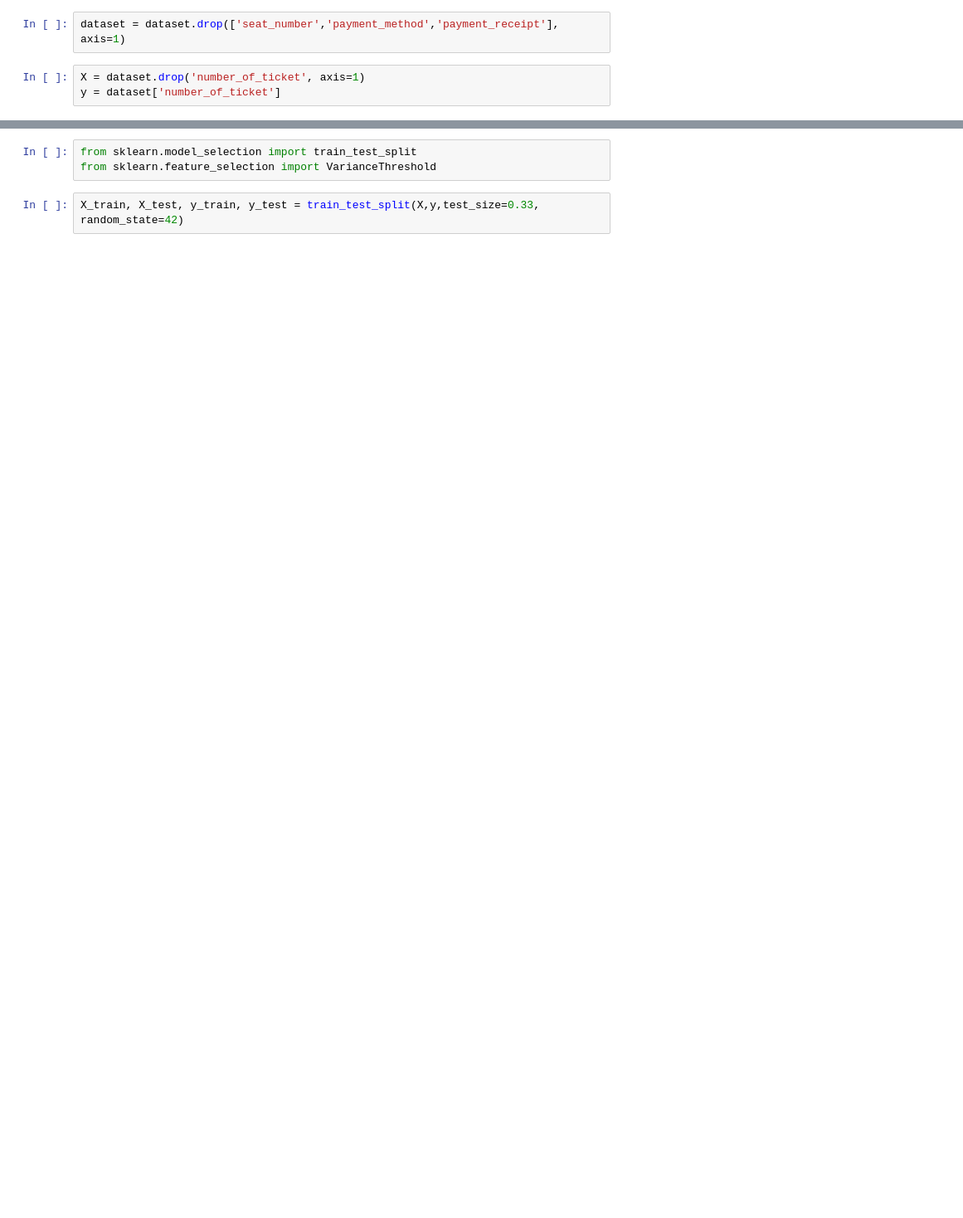
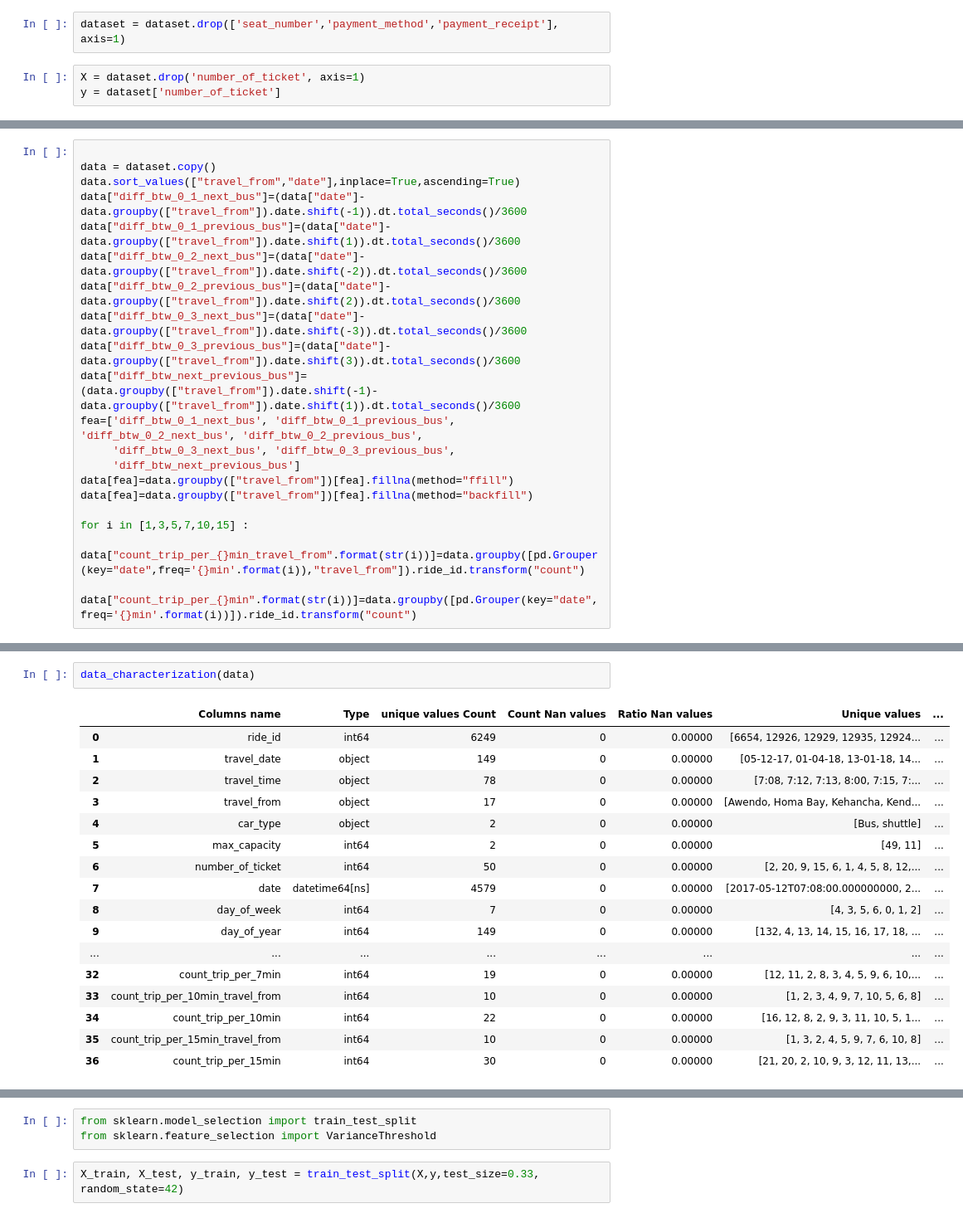
Before and after one commit to anshudhanshu/Demand-Prediction-for-public-transport, a Jupyter notebook: Sudhanshu_Rawat_Team_5_Capstone_Project.ipynb, the cells around one changed output, grey strips where cells are left out. Shown at 83% size. Saved outputs shown, nothing was run; the diff lists cells and outputs as text; blank space fills up the shorter version.

```diff
--- a/Sudhanshu_Rawat_Team_5_Capstone_Project.ipynb
+++ b/Sudhanshu_Rawat_Team_5_Capstone_Project.ipynb
@@ -352,0 +424,20 @@ y = dataset['number_of_ticket']
+# %%
+
+data = dataset.copy()
+data.sort_values(["travel_from","date"],inplace=True,ascending=True)
+data["diff_btw_0_1_next_bus"]=(data["date"]-data.groupby(["travel_from"]).date.shift(-1)).dt.total_seconds()/3600
+data["diff_btw_0_1_previous_bus"]=(data["date"]-data.groupby(["travel_from"]).date.shift(1)).dt.total_seconds()/3600
+data["diff_btw_0_2_next_bus"]=(data["date"]-data.groupby(["travel_from"]).date.shift(-2)).dt.total_seconds()/3600
+data["diff_btw_0_2_previous_bus"]=(data["date"]-data.groupby(["travel_from"]).date.shift(2)).dt.total_seconds()/3600
+data["diff_btw_0_3_next_bus"]=(data["date"]-data.groupby(["travel_from"]).date.shift(-3)).dt.total_seconds()/3600
+data["diff_btw_0_3_previous_bus"]=(data["date"]-data.groupby(["travel_from"]).date.shift(3)).dt.total_seconds()/3600
+data["diff_btw_next_previous_bus"]=(data.groupby(["travel_from"]).date.shift(-1)-data.groupby(["travel_from"]).date.shift(1)).dt.total_seconds()/3600
+fea=['diff_btw_0_1_next_bus', 'diff_btw_0_1_previous_bus', 'diff_btw_0_2_next_bus', 'diff_btw_0_2_previous_bus',
+     'diff_btw_0_3_next_bus', 'diff_btw_0_3_previous_bus',
+     'diff_btw_next_previous_bus']
+data[fea]=data.groupby(["travel_from"])[fea].fillna(method="ffill")
+data[fea]=data.groupby(["travel_from"])[fea].fillna(method="backfill")
+
+for i in [1,3,5,7,10,15] :
+    data["count_trip_per_{}min_travel_from".format(str(i))]=data.groupby([pd.Grouper(key="date",freq='{}min'.format(i)),"travel_from"]).ride_id.transform("count")
+    data["count_trip_per_{}min".format(str(i))]=data.groupby([pd.Grouper(key="date",freq='{}min'.format(i))]).ride_id.transform("count")
@@ -352,0 +453,20 @@ y = dataset['number_of_ticket']
+# %%
+data_characterization(data)
+# %% [output]
+|  | Columns name | Type | unique values Count | Count Nan values | Ratio Nan values | Unique values | ... |
+| 0 | ride_id | int64 | 6249 | 0 | 0.00000 | [6654, 12926, 12929, 12935, 12924... | ... |
+| 1 | travel_date | object | 149 | 0 | 0.00000 | [05-12-17, 01-04-18, 13-01-18, 14... | ... |
+| 2 | travel_time | object | 78 | 0 | 0.00000 | [7:08, 7:12, 7:13, 8:00, 7:15, 7:... | ... |
+| 3 | travel_from | object | 17 | 0 | 0.00000 | [Awendo, Homa Bay, Kehancha, Kend... | ... |
+| 4 | car_type | object | 2 | 0 | 0.00000 | [Bus, shuttle] | ... |
+| 5 | max_capacity | int64 | 2 | 0 | 0.00000 | [49, 11] | ... |
+| 6 | number_of_ticket | int64 | 50 | 0 | 0.00000 | [2, 20, 9, 15, 6, 1, 4, 5, 8, 12,... | ... |
+| 7 | date | datetime64[ns] | 4579 | 0 | 0.00000 | [2017-05-12T07:08:00.000000000, 2... | ... |
+| 8 | day_of_week | int64 | 7 | 0 | 0.00000 | [4, 3, 5, 6, 0, 1, 2] | ... |
+| 9 | day_of_year | int64 | 149 | 0 | 0.00000 | [132, 4, 13, 14, 15, 16, 17, 18, ... | ... |
+| ... | ... | ... | ... | ... | ... | ... | ... |
+| 32 | count_trip_per_7min | int64 | 19 | 0 | 0.00000 | [12, 11, 2, 8, 3, 4, 5, 9, 6, 10,... | ... |
+| 33 | count_trip_per_10min_travel_from | int64 | 10 | 0 | 0.00000 | [1, 2, 3, 4, 9, 7, 10, 5, 6, 8] | ... |
+| 34 | count_trip_per_10min | int64 | 22 | 0 | 0.00000 | [16, 12, 8, 2, 9, 3, 11, 10, 5, 1... | ... |
+| 35 | count_trip_per_15min_travel_from | int64 | 10 | 0 | 0.00000 | [1, 3, 2, 4, 5, 9, 7, 6, 10, 8] | ... |
+| 36 | count_trip_per_15min | int64 | 30 | 0 | 0.00000 | [21, 20, 2, 10, 9, 3, 12, 11, 13,... | ... |
```
Also changed, not shown: parts of 47 cells of this notebook.
